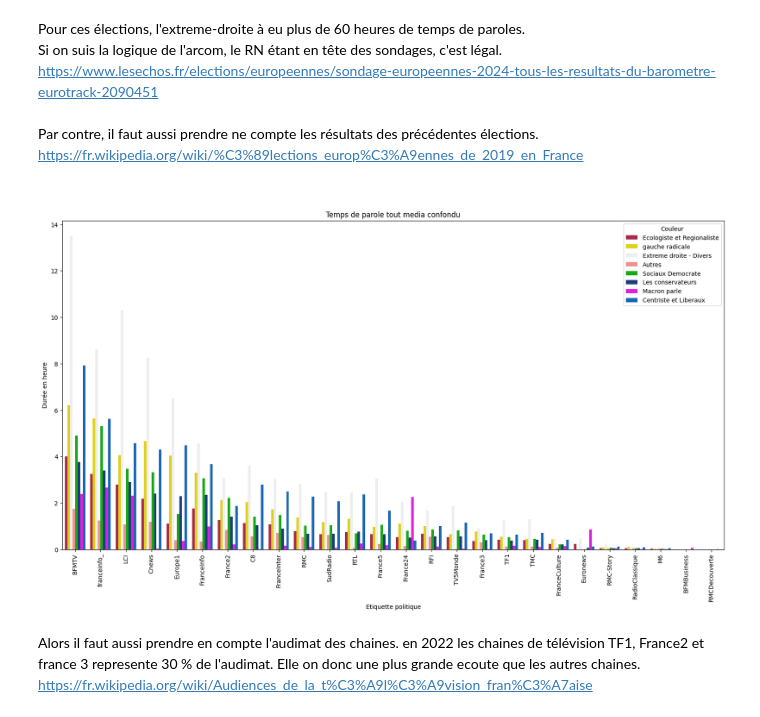
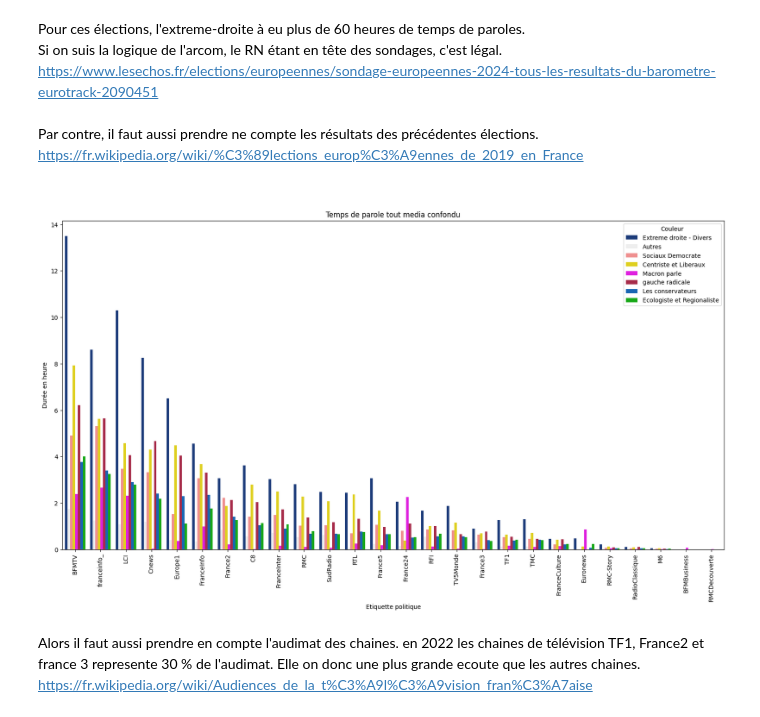
Before and after one commit to barrmath/temps_paroles_EU2024, a Jupyter notebook: Analyse_graph.ipynb, the cells around one changed output. Saved outputs shown, nothing was run; the diff lists cells and outputs as text; code cells hidden in the pictures.

```diff
--- a/Analyse_graph.ipynb
+++ b/Analyse_graph.ipynb
@@ -177,22 +177,28 @@ https://fr.wikipedia.org/wiki/%C3%89lections_europ%C3%A9ennes_de_2019_en_France
 # %%
 # preparation data
 eu2024_sort = eu2024.sort_values(by="Temps total",ascending=False)
 
 # couleurs
 # https://fr.wikipedia.org/wiki/Mod%C3%A8le:Infobox_Parti_politique_fran%C3%A7ais/couleurs
-colors = ["#bb1840", "#ffeb00","#eeeeee","#ff8080","#00c000","#0D378A","#FF00FF","#0066cc"]
-sns.set_palette(sns.color_palette(colors))
+colors = {"Extreme droite - Divers":"#0D378A"
+        ,"Centriste et Liberaux":"#ffeb00"
+        ,"gauche radicale":"#bb1840"
+        ,"Sociaux Democrate":"#ff8080"
+        ,"Les conservateurs":"#0066cc"
+        ,"Ecologiste et Regionaliste":"#00c000"
+        ,"Macron parle":"#FF00FF"
+        ,"Autres":"#eeeeee"}
 
 # figure
 fig,ax =plt.subplots()
 fig.set_size_inches(20,10)
-sns.barplot(data=eu2024_sort,x='Nom du media',y='Durée en heure',hue='Couleur',errorbar=None,estimator='sum')
+sns.barplot(data=eu2024_sort,x='Nom du media',y='Durée en heure',hue='Couleur',palette=colors,errorbar=None,estimator='sum')
 ax.tick_params(axis='x', labelrotation=90)
 ax.set_xlabel("Etiquette politique")
 ax.set_title("Temps de parole tout media confondu")
 plt.show()
 # %% [output]
-[figure, old version]
+[figure, new version]
 # %% [markdown]
 Alors il faut aussi prendre en compte l'audimat des chaines. en 2022 les chaines de télévision TF1, France2 et france 3 represente 30 % de l'audimat. Elle on donc une plus grande ecoute que les autres chaines.<br>
 https://fr.wikipedia.org/wiki/Audiences_de_la_t%C3%A9l%C3%A9vision_fran%C3%A7aise <br>
```
Also changed, not shown: parts of 2 cells of this notebook, 1 other file.
